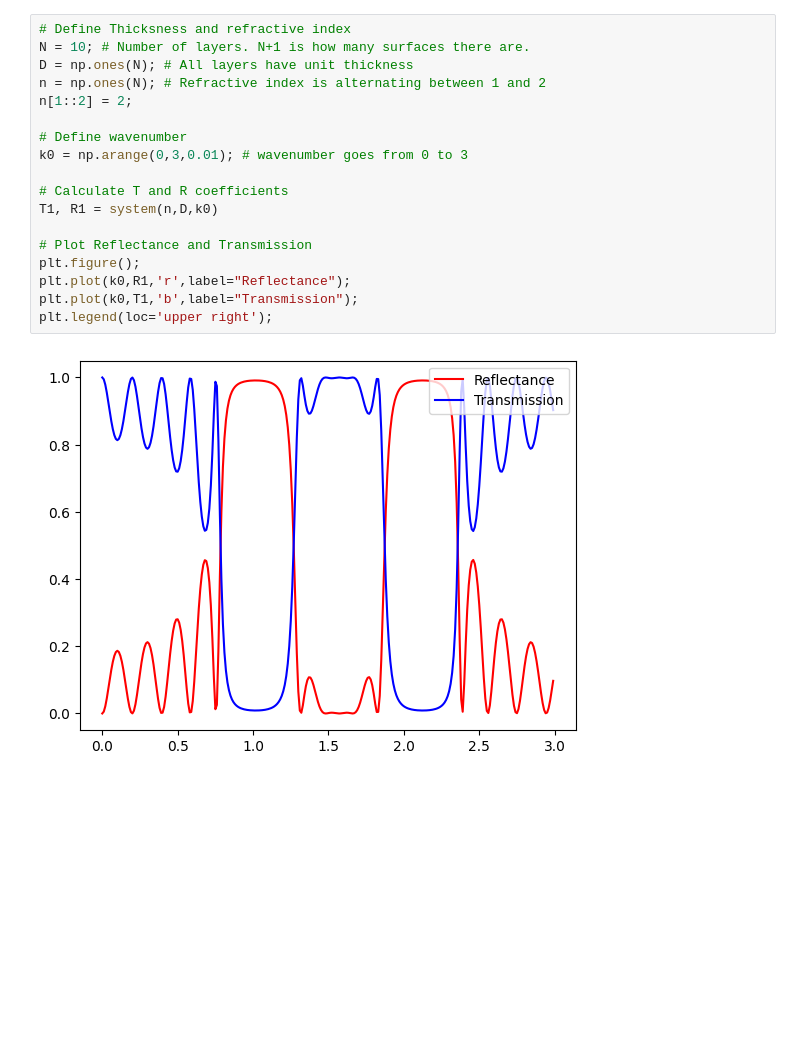
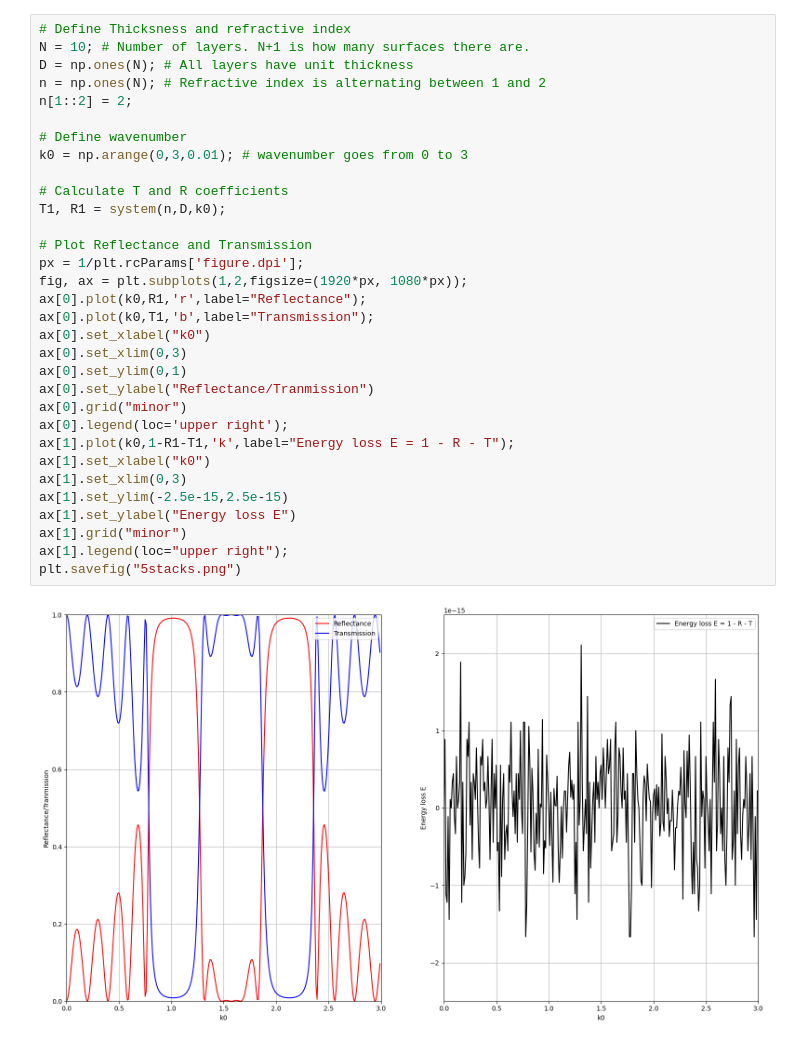
Before and after one commit to findus3006/Problem-2, a Jupyter notebook: Problem2.ipynb, the cells around one changed output. Drawn from its saved outputs; the diff is of its cells as text; blank space fills up the shorter version.

Commit message:
Added more plots

```diff
--- a/Problem2.ipynb
+++ b/Problem2.ipynb
@@ -44,20 +44,34 @@ def system(n,D,k):
 # %%
 # Define Thicksness and refractive index
 N = 10; # Number of layers. N+1 is how many surfaces there are.
 D = np.ones(N); # All layers have unit thickness
 n = np.ones(N); # Refractive index is alternating between 1 and 2
 n[1::2] = 2;
 
 # Define wavenumber
 k0 = np.arange(0,3,0.01); # wavenumber goes from 0 to 3
 
 # Calculate T and R coefficients
-T1, R1 = system(n,D,k0)
+T1, R1 = system(n,D,k0);
 
 # Plot Reflectance and Transmission
-plt.figure();
-plt.plot(k0,R1,'r',label="Reflectance");
-plt.plot(k0,T1,'b',label="Transmission");
-plt.legend(loc='upper right');
+px = 1/plt.rcParams['figure.dpi'];
+fig, ax = plt.subplots(1,2,figsize=(1920*px, 1080*px));
+ax[0].plot(k0,R1,'r',label="Reflectance");
+ax[0].plot(k0,T1,'b',label="Transmission");
+ax[0].set_xlabel("k0")
+ax[0].set_xlim(0,3)
+ax[0].set_ylim(0,1)
+ax[0].set_ylabel("Reflectance/Tranmission")
+ax[0].grid("minor")
+ax[0].legend(loc='upper right');
+ax[1].plot(k0,1-R1-T1,'k',label="Energy loss E = 1 - R - T");
+ax[1].set_xlabel("k0")
+ax[1].set_xlim(0,3)
+ax[1].set_ylim(-2.5e-15,2.5e-15)
+ax[1].set_ylabel("Energy loss E")
+ax[1].grid("minor")
+ax[1].legend(loc="upper right");
+plt.savefig("5stacks.png")
 # %% [output]
-[figure, old version]
+[figure, new version]
```
Also changed, not shown: parts of 1 cell of this notebook, 1 other file.
